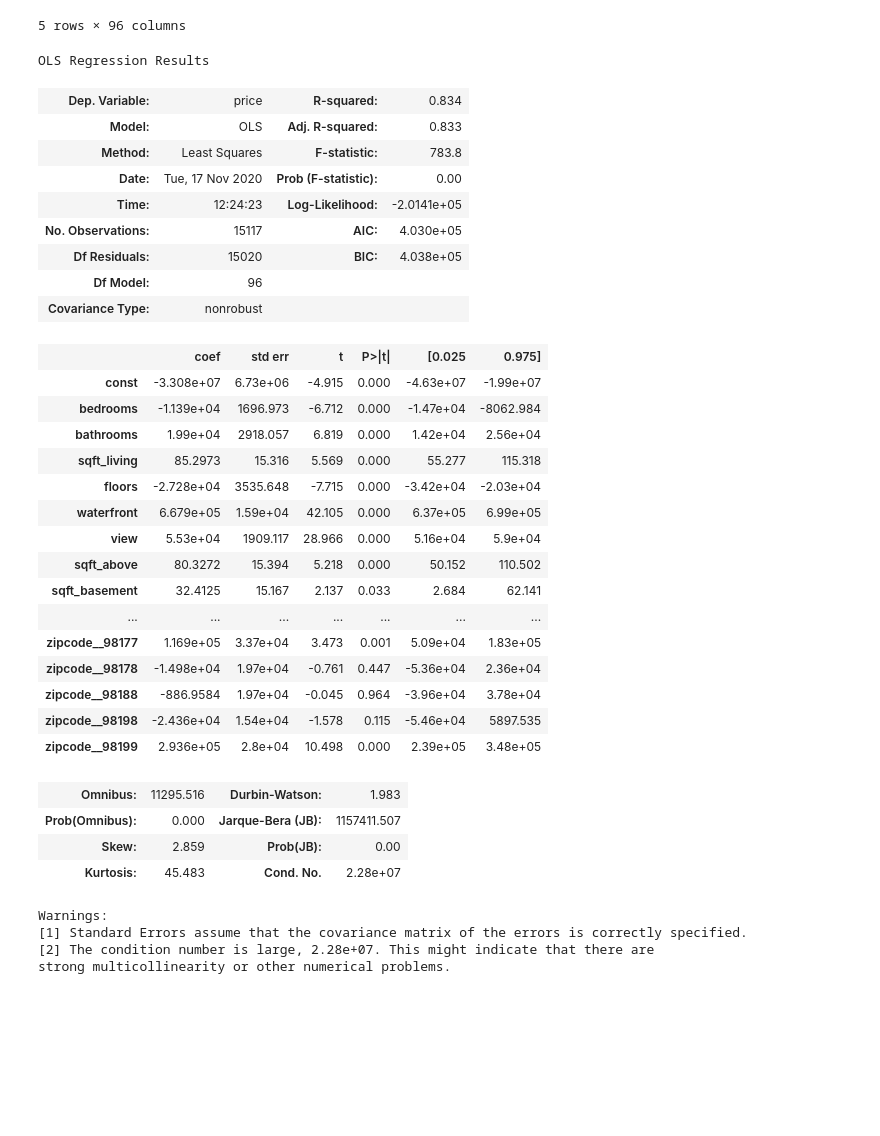
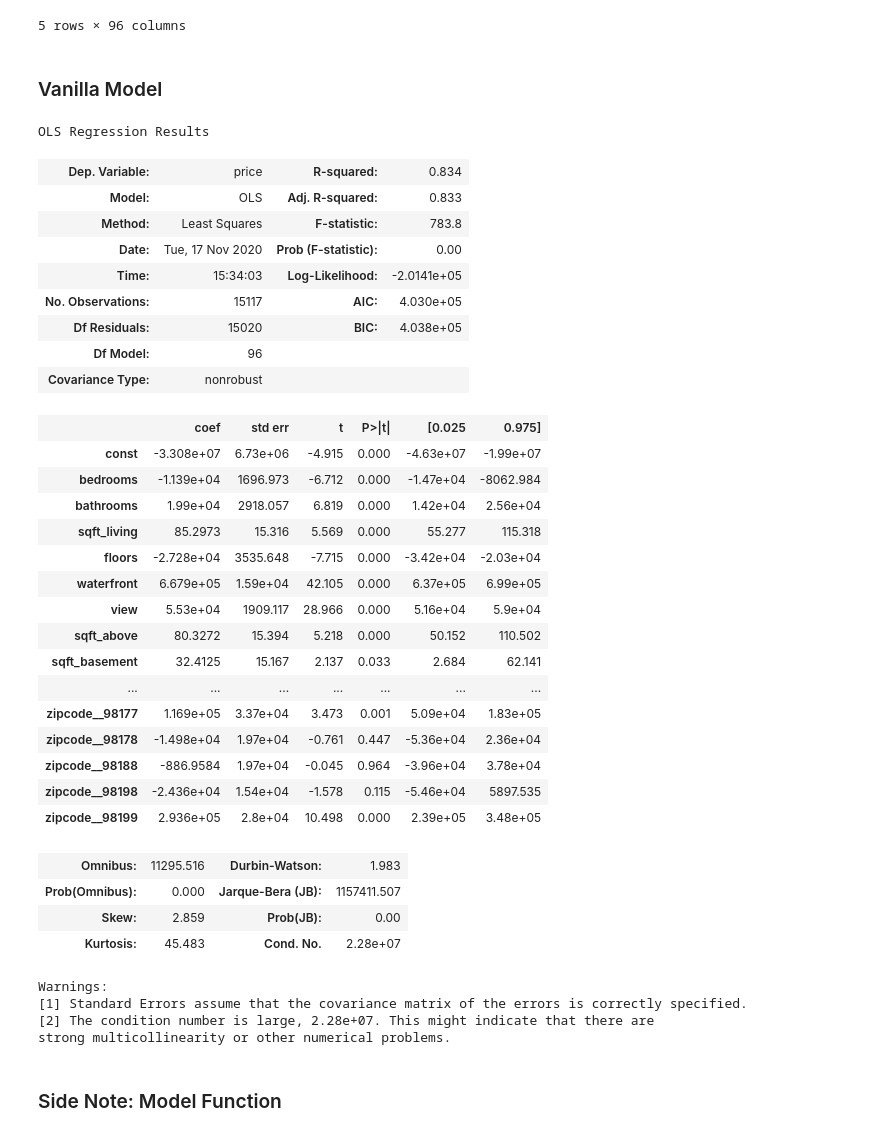
Before and after one commit to Stenke/King-County-Housing-Regression-Analysis, a Jupyter notebook: House(party)_Modeling.ipynb, the cells around one changed output. Drawn from its saved outputs; the diff is of its cells as text; code cells hidden in the pictures; blank space fills up the shorter version.

Commit message:
Vanilla model in

```diff
--- a/House(party)_Modeling.ipynb
+++ b/House(party)_Modeling.ipynb
@@ -188,18 +189,22 @@ X_train.head()
 5 rows × 96 columns
 # %%
 X_train = sm.add_constant(X_train)
+# %%
+X_test = sm.add_constant(X_test)
+# %% [markdown]
+### Vanilla Model
 # %%
 predictors = '+'.join(feat_cols)
 formula = outcome + '~' + predictors
-model_train = sm.OLS(y_train, X_train).fit()
-model_train.summary()
+model_vanilla = sm.OLS(y_train, X_train).fit()
+model_vanilla.summary()
 # %% [output]
 OLS Regression Results
 | Dep. Variable: | price | R-squared: | 0.834 |
 | Model: | OLS | Adj. R-squared: | 0.833 |
 | Method: | Least Squares | F-statistic: | 783.8 |
 | Date: | Tue, 17 Nov 2020 | Prob (F-statistic): | 0.00 |
-| Time: | 12:24:23 | Log-Likelihood: | -2.0141e+05 |
+| Time: | 15:34:03 | Log-Likelihood: | -2.0141e+05 |
 | No. Observations: | 15117 | AIC: | 4.030e+05 |
 | Df Residuals: | 15020 | BIC: | 4.038e+05 |
 | Df Model: | 96 |  |  |
@@ -231,3 +236,5 @@ strong multicollinearity or other numerical problems.
 # %%
 # We see a very high R-squared and large standard errors, likely because of collinearity
 # During our EDA, we noted there were several collinear variable pairs to be addressed
+# %% [markdown]
+### Side Note: Model Function
```
Also changed, not shown: parts of 8 cells of this notebook.
